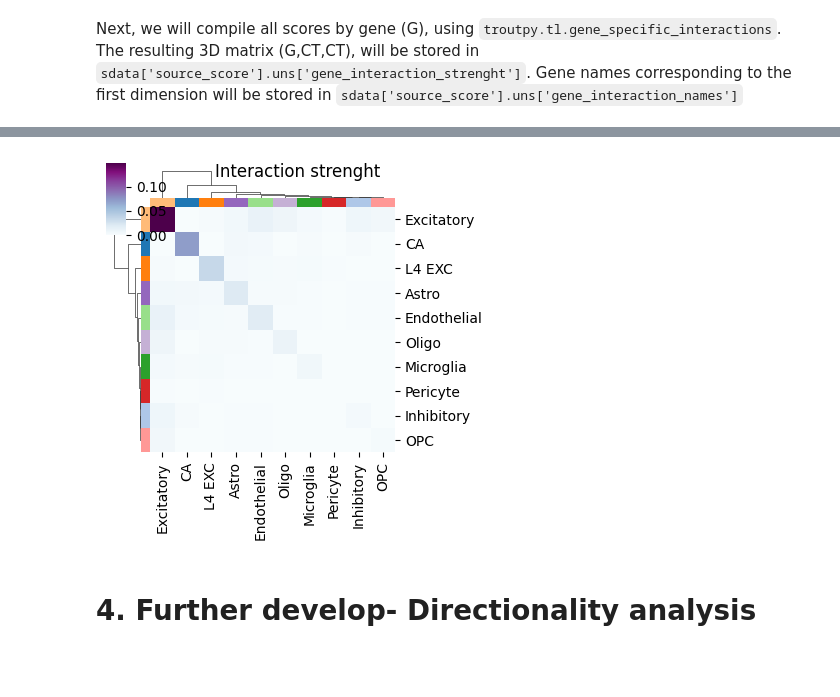
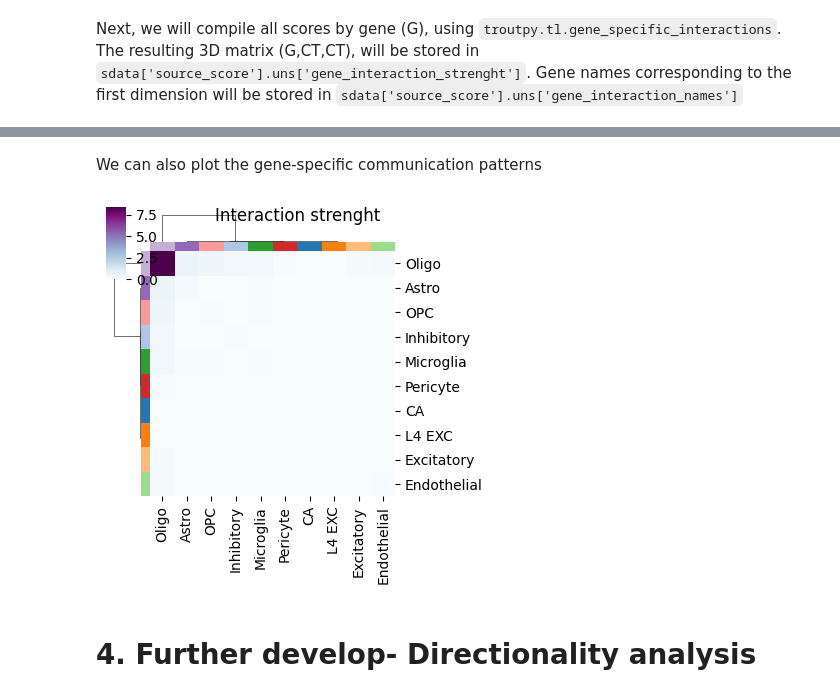
Before and after one commit to theislab/troutpy, a Jupyter notebook: notebooks/spatialdata_tutorials/5_explore_comunication.ipynb, the cells around one changed output, grey strips where cells are left out. Drawn from its saved outputs; the diff is of its cells as text; code cells hidden in the pictures; blank space fills up the shorter version.

```diff
--- a/notebooks/spatialdata_tutorials/5_explore_comunication.ipynb
+++ b/notebooks/spatialdata_tutorials/5_explore_comunication.ipynb
@@ -12,6 +11,5 @@ import troutpy
 # %% [markdown]
 # Read SpatialData object
 # %%
-xenium_path_cropped = "/media/sergio/Discovair_final/mousebrain_prime_crop_communication.zarr"
-output_path = "/media/sergio/Discovair_final/analysis_crop"
+xenium_path_cropped = "/media/sergio/Meninges/troutpy/xenium_msbrain/mousebrain_prime_crop_communication.zarr"
 sdata = sd.read_zarr(xenium_path_cropped)
@@ -307,7 +105,9 @@ def plot_gene_communication(
+# %% [markdown]
+We can also plot the gene-specific communication patterns
 # %%
-plot_gene_communication(sdata, kind="heatmap", gene="Arc", figsize=(4, 4))
+troutpy.pl.gene_communication(sdata, kind="heatmap", gene="Cnp", figsize=(4, 4))
 # %% [output]
-[figure, old version]
+[figure, new version]
 # %% [markdown]
 # 4. Further develop-  Directionality analysis
 # %% [markdown]
```
Also changed, not shown: parts of 23 cells of this notebook, 5 other files.
